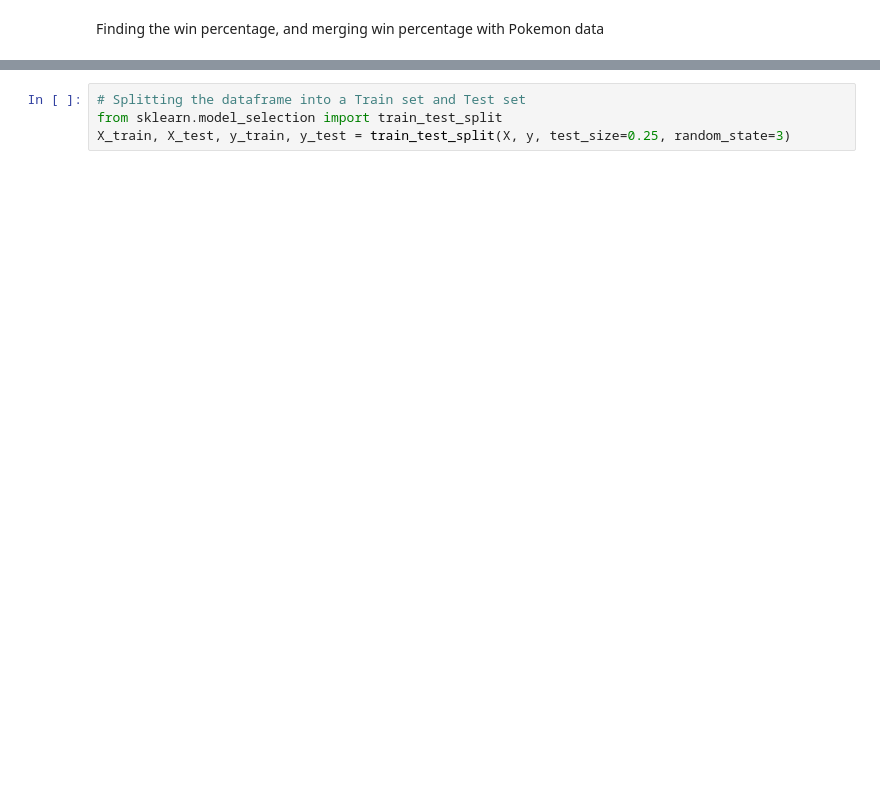
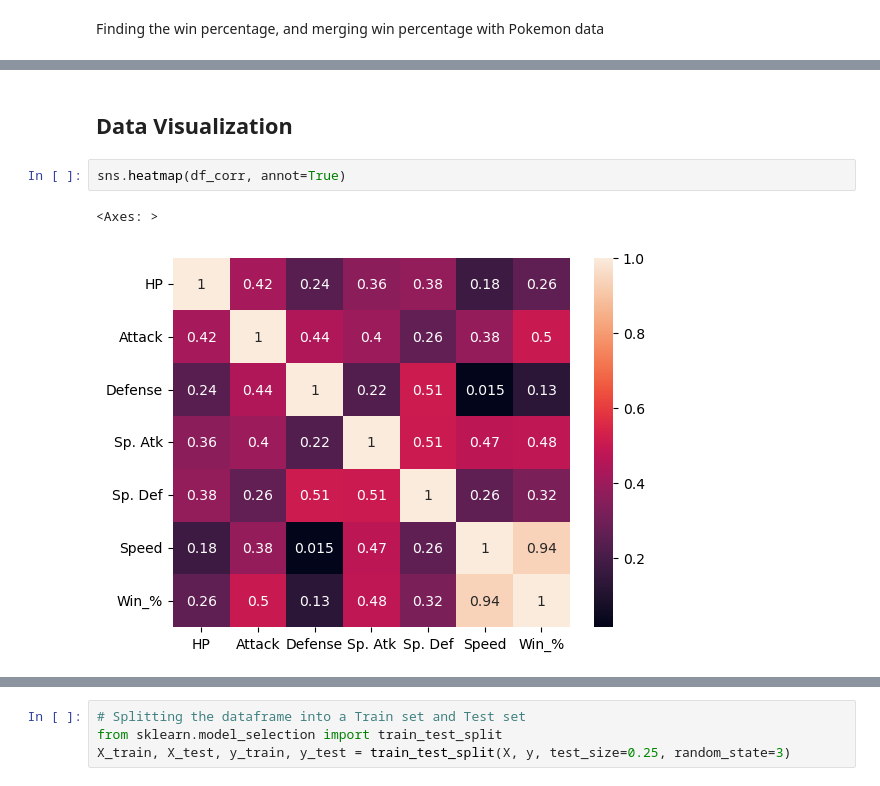
Before and after one commit to ONYX-02/PokemonDataProject, a Jupyter notebook: PokemonDataProject.ipynb, the cells around one changed output, grey strips where cells are left out. Cells and saved outputs as stored; diff of their text form; blank space fills up the shorter version.

```diff
--- a/PokemonDataProject.ipynb
+++ b/PokemonDataProject.ipynb
@@ -262,0 +490,7 @@ fitting_df.shape
+# %% [markdown]
+## Data Visualization
+# %%
+sns.heatmap(df_corr, annot=True)
+# %% [output]
+<Axes: >
+[figure, added]
```
Also changed, not shown: parts of 69 cells of this notebook, 2 other files.
